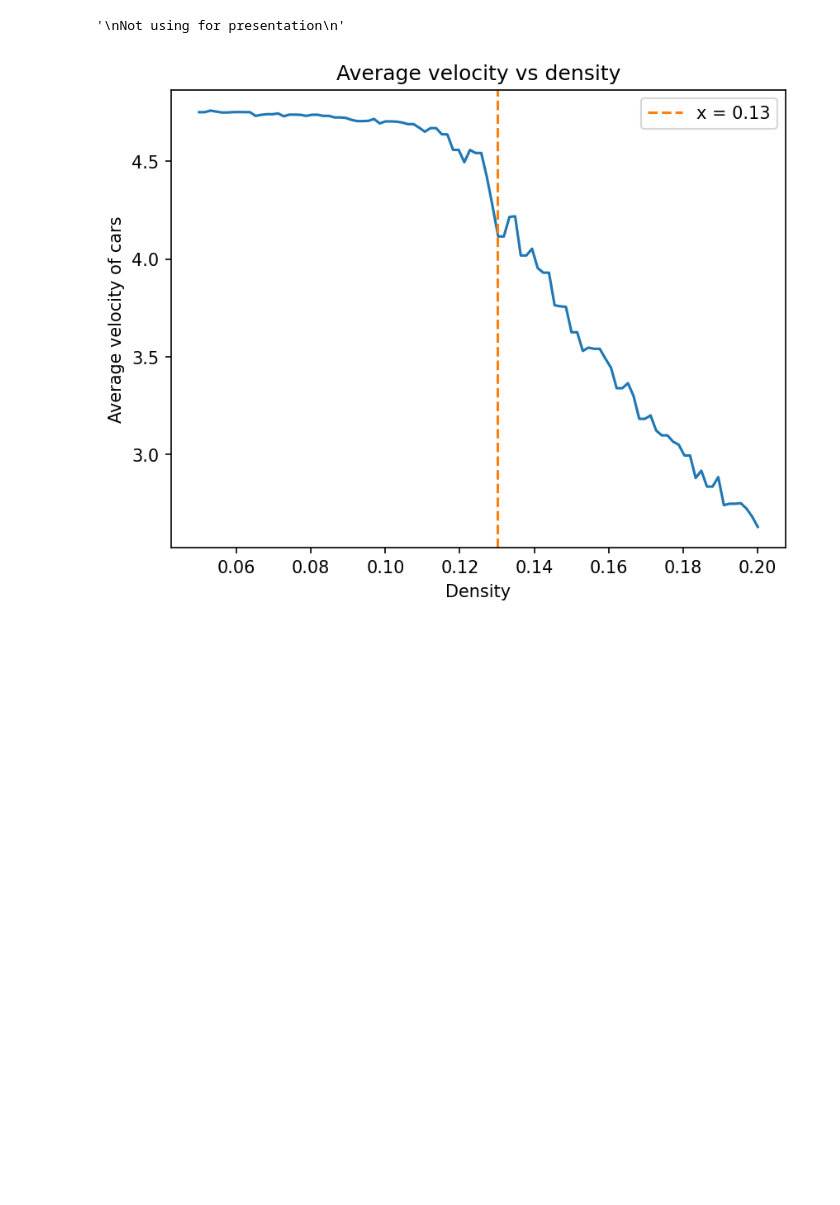
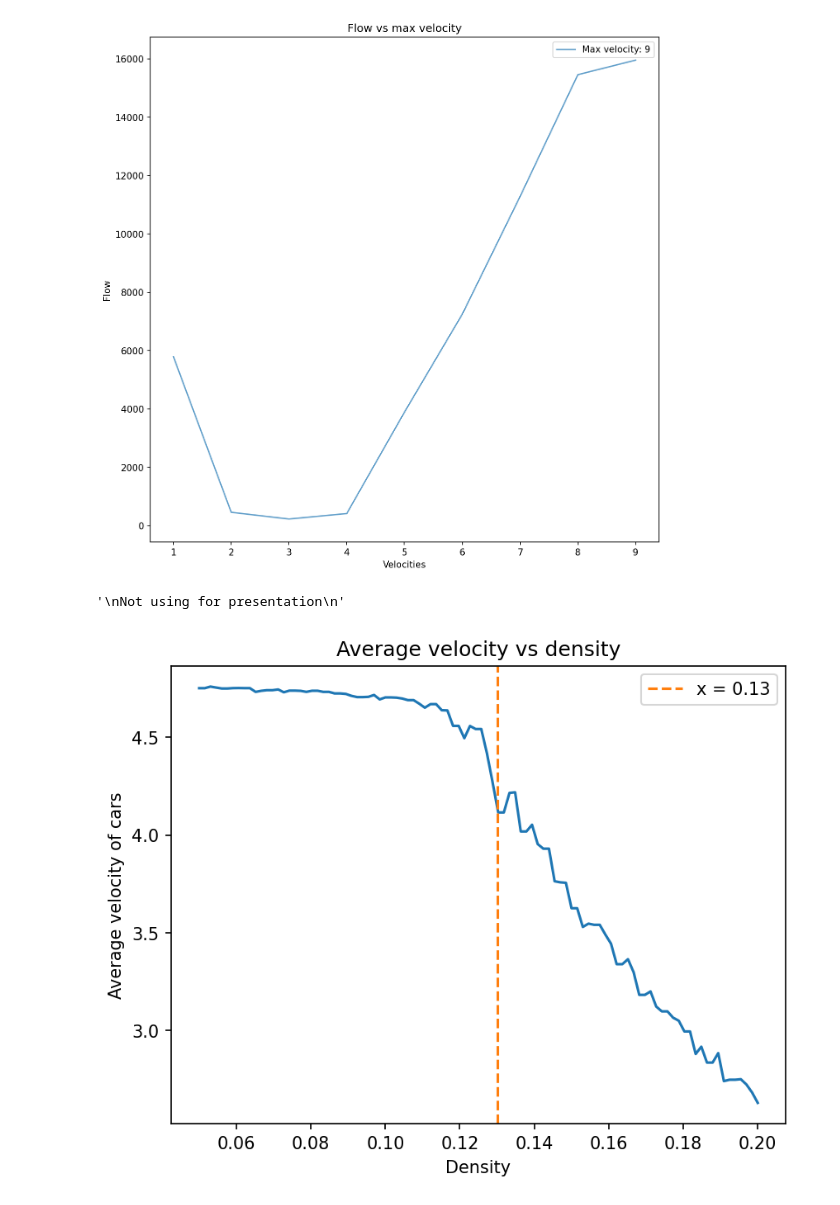
Before and after one commit to SofiaHilma/Traffic_flow_simulation, a Jupyter notebook: code/velocities.ipynb, the cells around one changed output. Drawn from its saved outputs; the diff is of its cells as text; code cells hidden in the pictures; blank space fills up the shorter version.

```diff
--- a/code/velocities.ipynb
+++ b/code/velocities.ipynb
@@ -30,3 +30,23 @@ plt.show()
+# %%
+plt.figure(figsize=(10,10), dpi=150)
+velocities=range(1, 10)
+flows = []
+for v in velocities:
+    simulation = functions.Nagel_Schreckenberg(L, N, v, p, tmax)
+    simulation.run_model()
+    flow = sum(simulation.clusters()[0])
+    flows.append(flow)
+
+
+plt.plot(velocities, flows, label = 'Max velocity: {}'.format(v), alpha = 0.7)
+plt.xlabel('Velocities')
+plt.ylabel('Flow')
+plt.title('Flow vs max velocity')
+plt.legend()
+
+plt.show()
+# %% [output]
+[figure, added]
 # %%
 '''
 Not using for presentation
```
Also changed, not shown: parts of 3 cells of this notebook, 4 other files.
